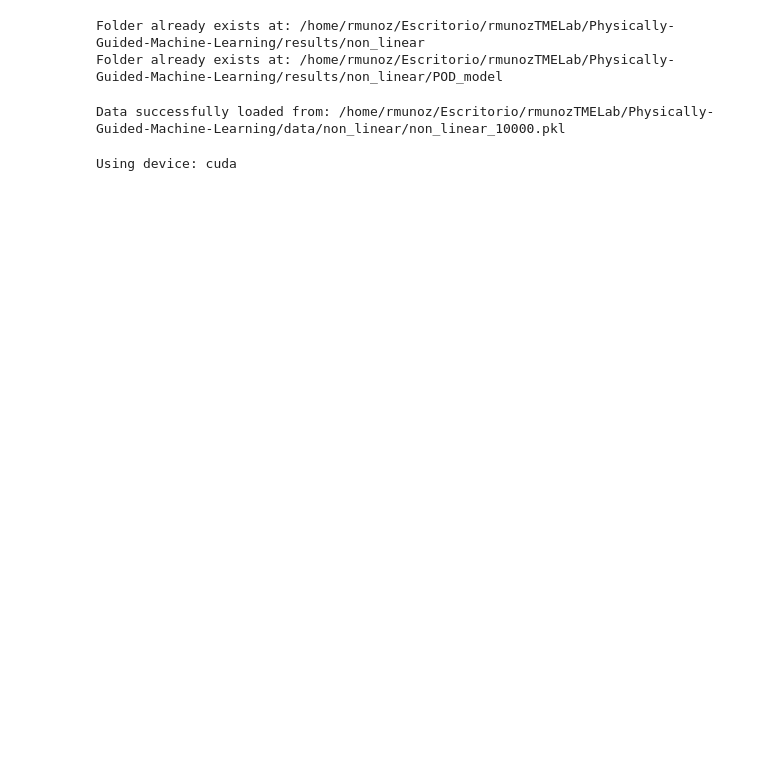
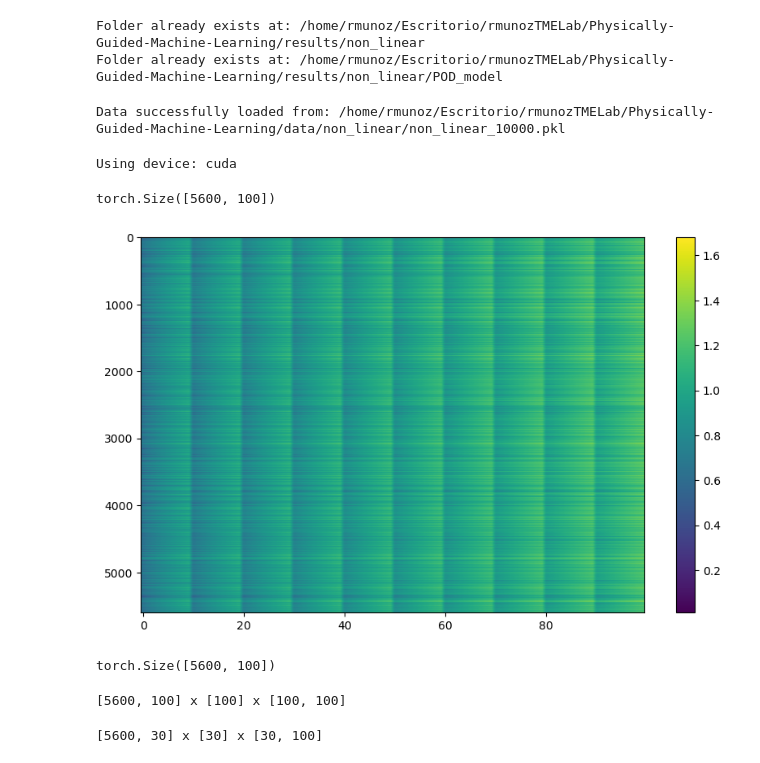
Before and after one commit to rmunozTMELab/Embedding-Oriented-PGNNIV, a Jupyter notebook: models/POD/main.ipynb, the cells around one changed output. Saved outputs shown, nothing was run; the diff lists cells and outputs as text; code cells hidden in the pictures; blank space fills up the shorter version.

Commit message:
Some fixes. Checkpoint of training. POD is still runing to improve computational cost (bc of the transposes). The rest it seems ok. Unravelling notebook.

```diff
--- a/models/POD/main.ipynb
+++ b/models/POD/main.ipynb
@@ -73,3 +73,35 @@ X_val = torch.tensor(dataset['X_val'], dtype=torch.float32).unsqueeze(1)
 y_val = TensOps(torch.tensor(dataset['y_val'], dtype=torch.float32, requires_grad=True).unsqueeze(1), space_dimension=2, contravariance=0, covariance=0)
 K_val = TensOps(torch.tensor(dataset['k_val'], dtype=torch.float32, requires_grad=True).unsqueeze(1), space_dimension=2, contravariance=0, covariance=0)
 f_val = TensOps(torch.tensor(dataset['f_val'], dtype=torch.float32, requires_grad=True).unsqueeze(1), space_dimension=2, contravariance=0, covariance=0)
+# %%
+A = y_train.values.detach().to('cpu').squeeze().view(y_train.values.detach().shape[0], -1)
+# %%
+print(A.shape)
+# %% [output]
+torch.Size([5600, 100])
+# %%
+plt.figure(figsize=(10, 6))  # Ajustar el tamaño del gráfico
+plt.imshow(A, aspect='auto', cmap='viridis')
+plt.colorbar()
+plt.show()
+
+print(A.shape)
+# %% [output]
+[figure, added]
+torch.Size([5600, 100])
+# %%
+U, S, Vt = torch.linalg.svd(A, full_matrices=False)
+
+print(f"{list(U.shape)} x {list(S.shape)} x {list(Vt.shape)}")
+# %% [output]
+[5600, 100] x [100] x [100, 100]
+# %%
+num_modes = 30
+
+Ur = U[:, :num_modes]
+Sr = S[:num_modes]
+Vtr = Vt[:num_modes, :]
+
+print(f"{list(Ur.shape)} x {list(Sr.shape)} x {list(Vtr.shape)}")
+# %% [output]
+[5600, 30] x [30] x [30, 100]
```
Also changed, not shown: parts of 11 cells of this notebook, 20 other files.
